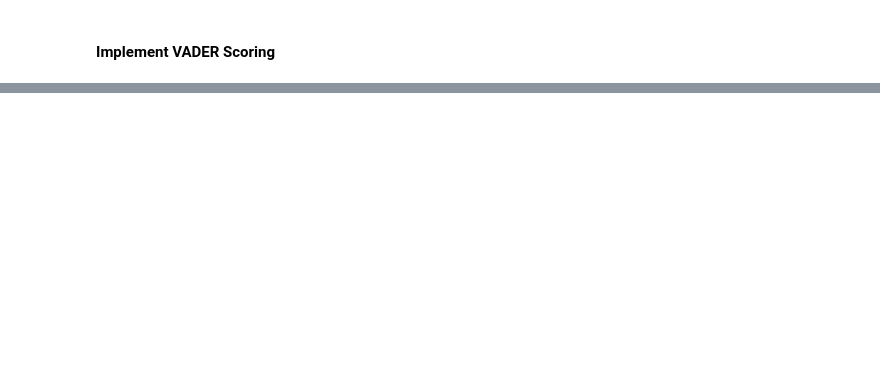
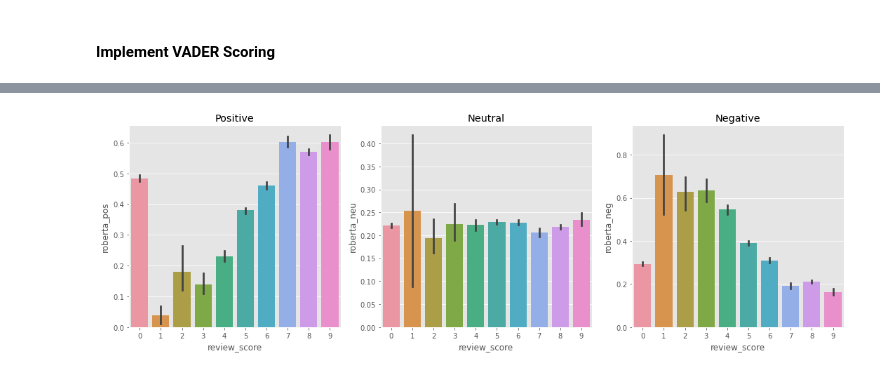
Before and after one commit to EdwinVIII/dataknights_project, a Jupyter notebook: Sentiment Analysis.ipynb, the cells around one changed output, grey strips where cells are left out. Saved outputs shown, nothing was run; the diff lists cells and outputs as text; code cells hidden in the pictures; blank space fills up the shorter version.

```diff
--- a/Sentiment Analysis.ipynb
+++ b/Sentiment Analysis.ipynb
@@ -166,0 +429,4 @@ df_GameStats.head()
+# %%
+model_name = 'cardiffnlp/twitter-roberta-base-sentiment'
+tokenizer = AutoTokenizer.from_pretrained(model_name)
+model = AutoModelForSequenceClassification.from_pretrained(model_name)
@@ -166,0 +465,6 @@ df_GameStats.head()
+# %%
+df_rob_polarity = pd.DataFrame(dict_roberta).T
+df_rob_polarity = df_rob_polarity.reset_index().rename(columns={'index': 'reviewid'})
+df_rob_polarity.rename(columns = {'neg':'roberta_neg', 'neu':'roberta_neu', 'pos': 'roberta_pos'}, inplace = True)
+df_GameReviews = df_rob_polarity.merge(df_GameReviews, how='left', on = 'reviewid')
+df_rob_polarity.head()
@@ -166,0 +498,22 @@ df_GameStats.head()
+# %%
+#Create an empty dataframe
+df_Polarity = pd.DataFrame(columns = ['appid', 'roberta_neg', 'roberta_neu', 'roberta_pos'])
+
+#Loop through stats
+for i, row in tqdm(df_stat.iterrows(), total=len(df_stat)):
+    df = df_rob_polarity[df_rob_polarity['reviewid'].str.contains(str(row['appid']))]
+    df_len = len(df)
+    if(df_len >0):
+        df = df.sum(axis = 0)
+        neg = round(df[3]/df_len,3)
+        neu = round(df[2]/df_len,3)
+        pos = round(df[1]/df_len,3)
+    #else:
+        #neg = 0
+        #neu = 0
+        #pos = 0
+    df_Polarity = df_Polarity.append({'appid' : str(row['appid']), 'roberta_neg' : neg, 'roberta_neu' : neu, 'roberta_pos' : pos}, ignore_index = True)
+# %%
+#Merge the data frame into a single frame and validate
+df_GameStats = df_Polarity.merge(df_GameStats, how='left', on = 'appid')
+df_GameStats.head()
@@ -166,0 +528,12 @@ df_GameStats.head()
+# %%
+fig,axis = plt.subplots(1,3, figsize = (15,5))
+sns.barplot(data = df_GameStats, x = 'review_score', y = 'roberta_pos', ax= axis[0] )
+sns.barplot(data = df_GameStats, x = 'review_score', y = 'roberta_neu', ax= axis[1] )
+sns.barplot(data = df_GameStats, x = 'review_score', y = 'roberta_neg', ax= axis[2] )
+axis[0].set_title('Positive')
+axis[1].set_title('Neutral')
+axis[2].set_title('Negative')
+plt.tight_layout()
+plt.show()
+# %% [output]
+[figure, added]
```
Also changed, not shown: parts of 32 cells of this notebook.
